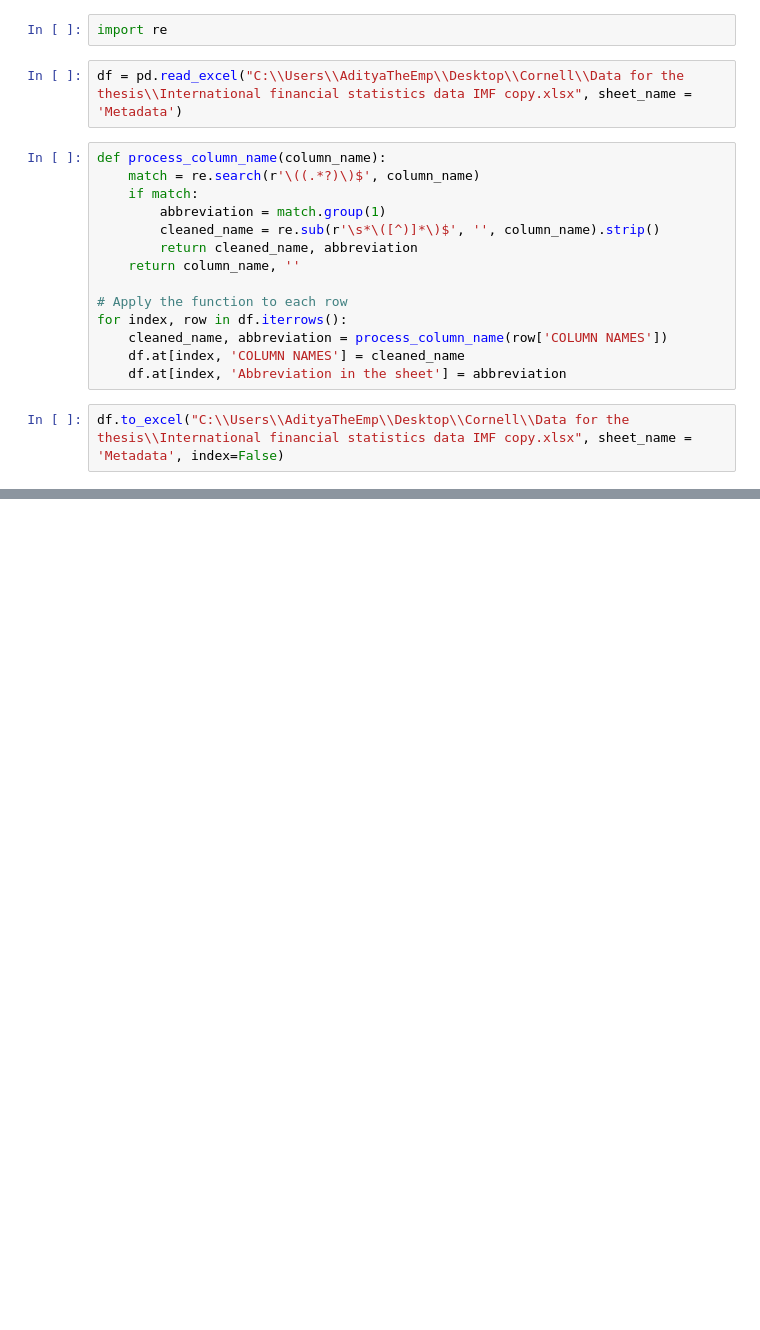
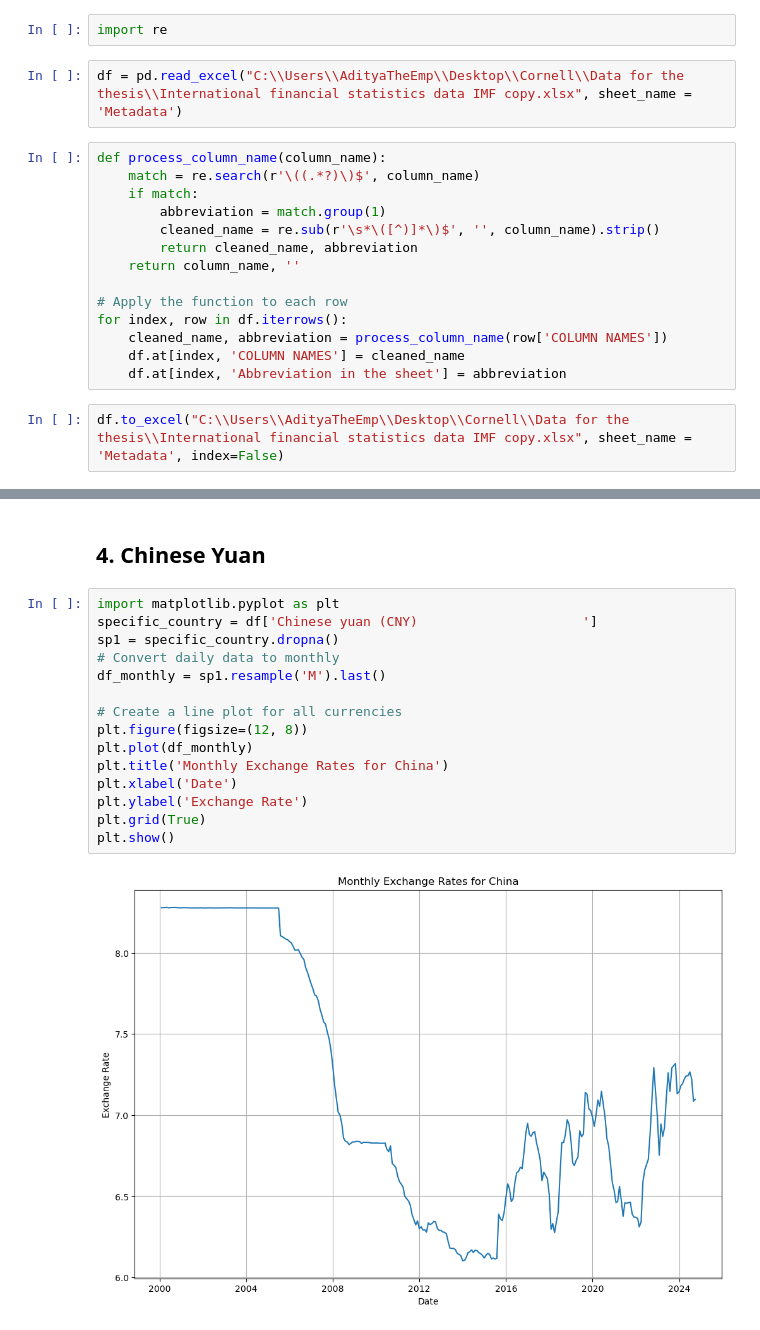
Before and after one commit to FleetHalf/Aditya-Thesis, a Jupyter notebook: Foreign Exchange.ipynb, the cells around one changed output, grey strips where cells are left out. Saved outputs shown, nothing was run; the diff lists cells and outputs as text; blank space fills up the shorter version.

```diff
--- a/Foreign Exchange.ipynb
+++ b/Foreign Exchange.ipynb
@@ -259,0 +1027,19 @@ df.to_excel("C:\\Users\\AdityaTheEmp\\Desktop\\Cornell\\Data for the thesis\\Int
+# %% [markdown]
+## 4. Chinese Yuan
+# %%
+import matplotlib.pyplot as plt
+specific_country = df['Chinese yuan (CNY)                     ']
+sp1 = specific_country.dropna()
+# Convert daily data to monthly
+df_monthly = sp1.resample('M').last()
+
+# Create a line plot for all currencies
+plt.figure(figsize=(12, 8))
+plt.plot(df_monthly)
+plt.title('Monthly Exchange Rates for China')
+plt.xlabel('Date')
+plt.ylabel('Exchange Rate')
+plt.grid(True)
+plt.show()
+# %% [output]
+[figure, added]
```
Also changed, not shown: parts of 58 cells of this notebook, 2 other files.
